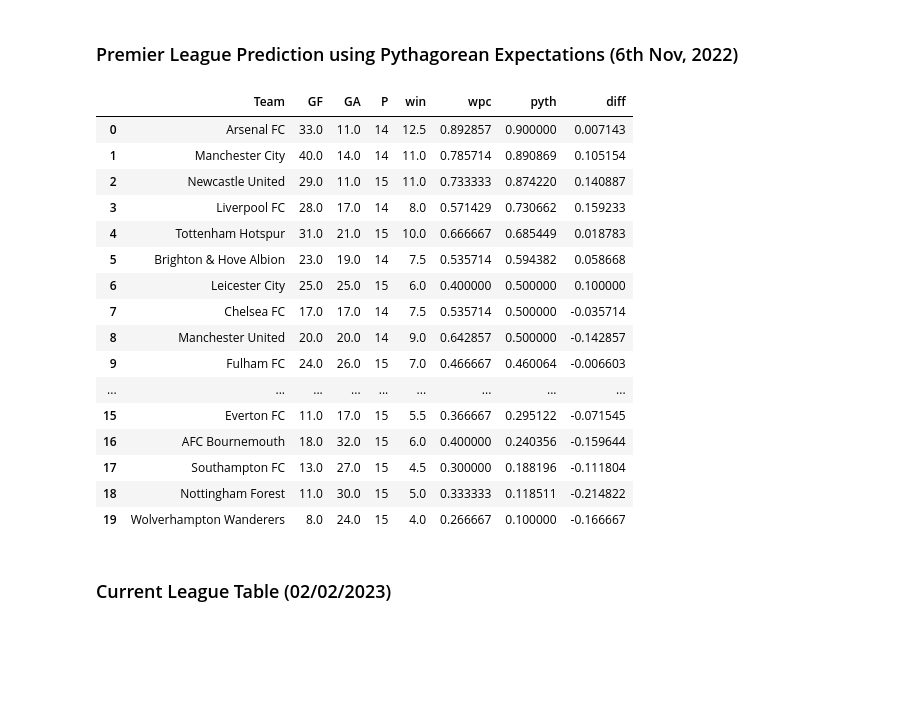
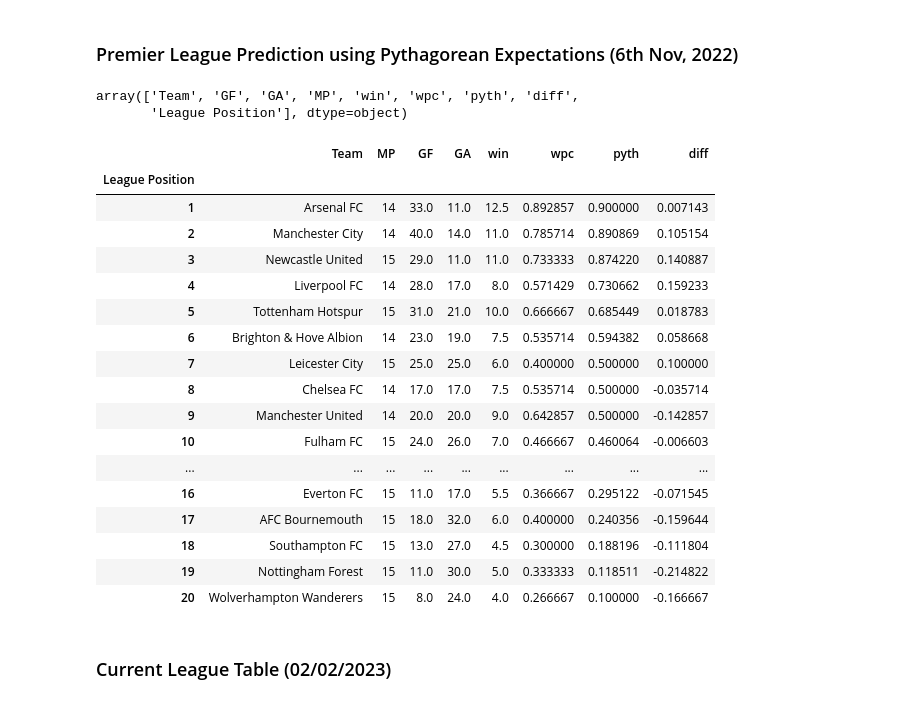
Before and after one commit to oanokyen/ml-projs, a Jupyter notebook: EPL Prediction/EPL Prediction.ipynb, the cells around one changed output. Cells and saved outputs as stored; diff of their text form; code cells hidden in the pictures; blank space fills up the shorter version.

Commit message:
conclusion and added league position as index
Included conclusion and added league position as index

```diff
--- a/EPL Prediction/EPL Prediction.ipynb
+++ b/EPL Prediction/EPL Prediction.ipynb
@@ -131,26 +131,41 @@ EPL_22.sort_values('pyth',ascending=False).reset_index(drop=True)
 # %% [markdown]
 ### Premier League Prediction using Pythagorean Expectations (6th Nov, 2022)
 # %%
+# sort by pyth in descending order
 EPL_22 = EPL_22.sort_values('pyth',ascending=False).reset_index(drop=True)
-EPL_22
+
+# create actual league position Column
+EPL_22['League Position']=EPL_22.index+1
+EPL_22.columns.values
 # %% [output]
-|  | Team | GF | GA | P | win | wpc | pyth | diff |
-| 0 | Arsenal FC | 33.0 | 11.0 | 14 | 12.5 | 0.892857 | 0.900000 | 0.007143 |
-| 1 | Manchester City | 40.0 | 14.0 | 14 | 11.0 | 0.785714 | 0.890869 | 0.105154 |
-| 2 | Newcastle United | 29.0 | 11.0 | 15 | 11.0 | 0.733333 | 0.874220 | 0.140887 |
-| 3 | Liverpool FC | 28.0 | 17.0 | 14 | 8.0 | 0.571429 | 0.730662 | 0.159233 |
-| 4 | Tottenham Hotspur | 31.0 | 21.0 | 15 | 10.0 | 0.666667 | 0.685449 | 0.018783 |
-| 5 | Brighton & Hove Albion | 23.0 | 19.0 | 14 | 7.5 | 0.535714 | 0.594382 | 0.058668 |
-| 6 | Leicester City | 25.0 | 25.0 | 15 | 6.0 | 0.400000 | 0.500000 | 0.100000 |
-| 7 | Chelsea FC | 17.0 | 17.0 | 14 | 7.5 | 0.535714 | 0.500000 | -0.035714 |
-| 8 | Manchester United | 20.0 | 20.0 | 14 | 9.0 | 0.642857 | 0.500000 | -0.142857 |
-| 9 | Fulham FC | 24.0 | 26.0 | 15 | 7.0 | 0.466667 | 0.460064 | -0.006603 |
-| ... | ... | ... | ... | ... | ... | ... | ... | ... |
-| 15 | Everton FC | 11.0 | 17.0 | 15 | 5.5 | 0.366667 | 0.295122 | -0.071545 |
-| 16 | AFC Bournemouth | 18.0 | 32.0 | 15 | 6.0 | 0.400000 | 0.240356 | -0.159644 |
-| 17 | Southampton FC | 13.0 | 27.0 | 15 | 4.5 | 0.300000 | 0.188196 | -0.111804 |
-| 18 | Nottingham Forest | 11.0 | 30.0 | 15 | 5.0 | 0.333333 | 0.118511 | -0.214822 |
-| 19 | Wolverhampton Wanderers | 8.0 | 24.0 | 15 | 4.0 | 0.266667 | 0.100000 | -0.166667 |
+array(['Team', 'GF', 'GA', 'MP', 'win', 'wpc', 'pyth', 'diff',
+       'League Position'], dtype=object)
+# %%
+# rearrange columns
+EPL_22 = EPL_22[['League Position','Team','MP','GF', 'GA',  'win', 'wpc', 'pyth', 'diff']]
+
+# set League Position column as Index
+EPL_22.set_index('League Position', inplace=True)
+EPL_22
+# %% [output]
+|  | Team | MP | GF | GA | win | wpc | pyth | diff |
+| League Position |  |  |  |  |  |  |  |  |
+| 1 | Arsenal FC | 14 | 33.0 | 11.0 | 12.5 | 0.892857 | 0.900000 | 0.007143 |
+| 2 | Manchester City | 14 | 40.0 | 14.0 | 11.0 | 0.785714 | 0.890869 | 0.105154 |
+| 3 | Newcastle United | 15 | 29.0 | 11.0 | 11.0 | 0.733333 | 0.874220 | 0.140887 |
+| 4 | Liverpool FC | 14 | 28.0 | 17.0 | 8.0 | 0.571429 | 0.730662 | 0.159233 |
+| 5 | Tottenham Hotspur | 15 | 31.0 | 21.0 | 10.0 | 0.666667 | 0.685449 | 0.018783 |
+| 6 | Brighton & Hove Albion | 14 | 23.0 | 19.0 | 7.5 | 0.535714 | 0.594382 | 0.058668 |
+| 7 | Leicester City | 15 | 25.0 | 25.0 | 6.0 | 0.400000 | 0.500000 | 0.100000 |
+| 8 | Chelsea FC | 14 | 17.0 | 17.0 | 7.5 | 0.535714 | 0.500000 | -0.035714 |
+| 9 | Manchester United | 14 | 20.0 | 20.0 | 9.0 | 0.642857 | 0.500000 | -0.142857 |
+| 10 | Fulham FC | 15 | 24.0 | 26.0 | 7.0 | 0.466667 | 0.460064 | -0.006603 |
+| ... | ... | ... | ... | ... | ... | ... | ... | ... |
+| 16 | Everton FC | 15 | 11.0 | 17.0 | 5.5 | 0.366667 | 0.295122 | -0.071545 |
+| 17 | AFC Bournemouth | 15 | 18.0 | 32.0 | 6.0 | 0.400000 | 0.240356 | -0.159644 |
+| 18 | Southampton FC | 15 | 13.0 | 27.0 | 4.5 | 0.300000 | 0.188196 | -0.111804 |
+| 19 | Nottingham Forest | 15 | 11.0 | 30.0 | 5.0 | 0.333333 | 0.118511 | -0.214822 |
+| 20 | Wolverhampton Wanderers | 15 | 8.0 | 24.0 | 4.0 | 0.266667 | 0.100000 | -0.166667 |
 # %% [markdown]
 ### Current League Table  (02/02/2023)
 # %% [markdown]
```
Also changed, not shown: parts of 8 cells of this notebook.
